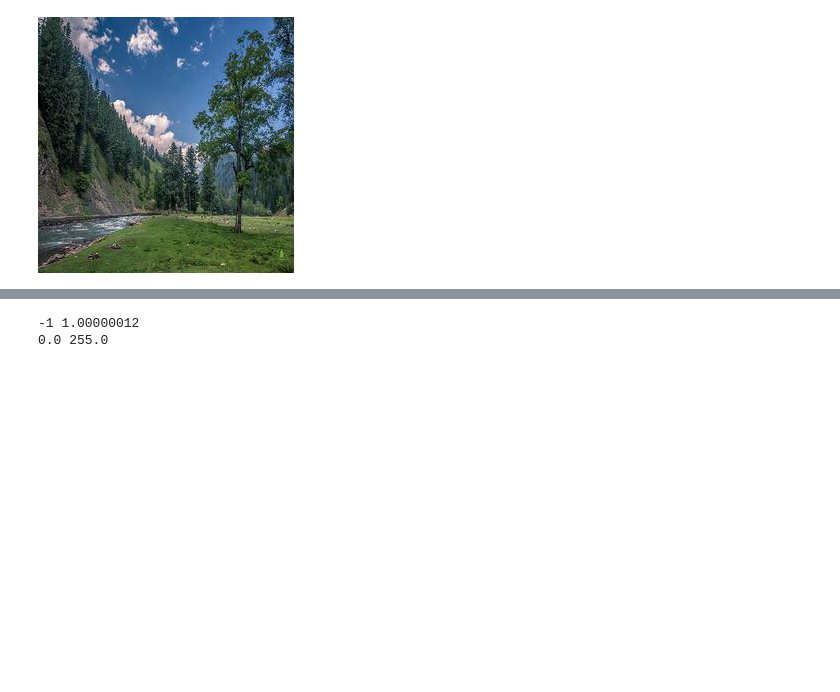
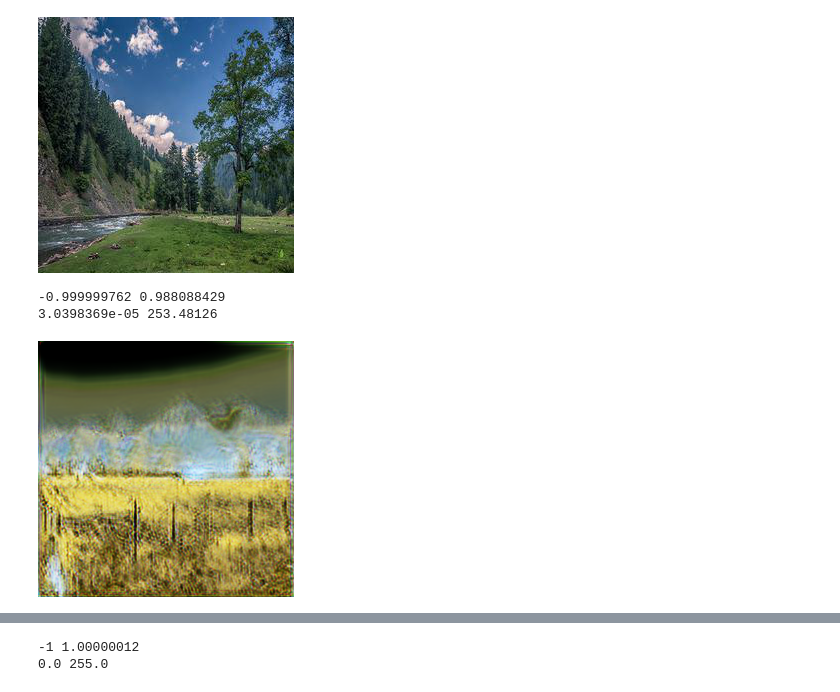
Before and after one commit to phil-hoang/GANs_Code, a Jupyter notebook: experiments/real_time_style_transfer/real_time_style_transfer.ipynb, the cells around one changed output, grey strips where cells are left out. Cells and saved outputs as stored; diff of their text form; code cells hidden in the pictures; blank space fills up the shorter version.

```diff
--- a/experiments/real_time_style_transfer/real_time_style_transfer.ipynb
+++ b/experiments/real_time_style_transfer/real_time_style_transfer.ipynb
@@ -498,3 +637,12 @@ show_image("0cae98323f")
 # %% [output]
 [figure]
 [figure]
+# %%
+# Test model modififed, 1500 epochs
+# Content: 3abca1ec15
+test_image = "3abca1ec15"
+data = generate_image(test_image)
+# %% [output]
+-0.999999762 0.988088429
+3.0398369e-05 253.48126
+[figure, added]
```
Also changed, not shown: parts of 9 cells of this notebook.
